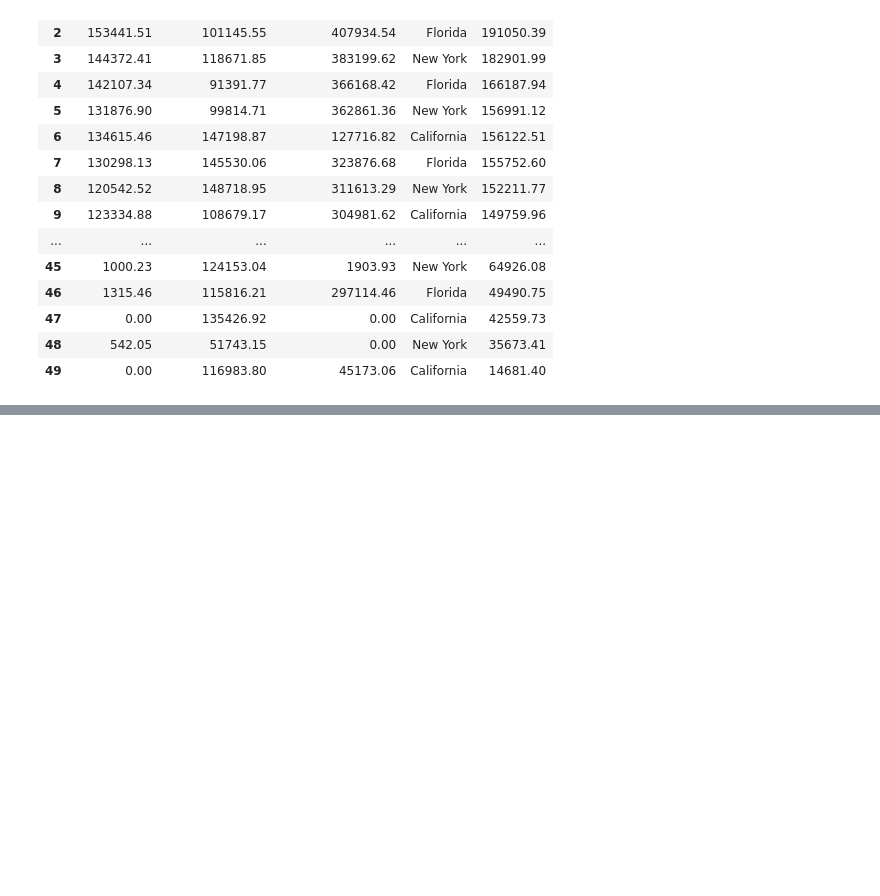
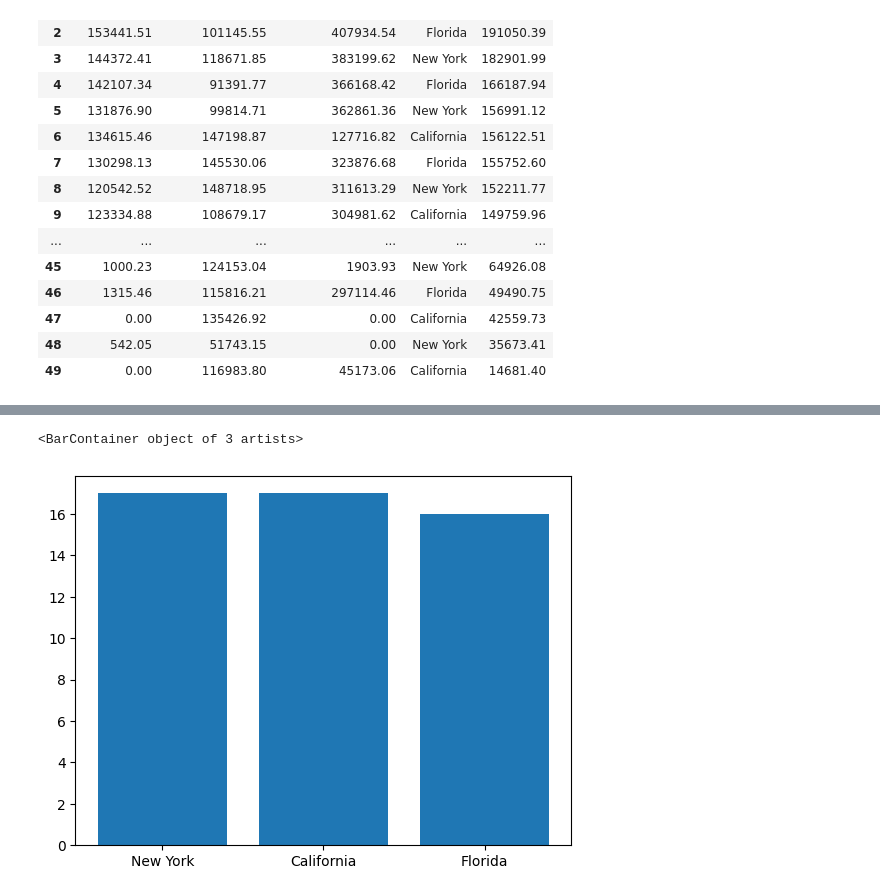
Before and after one commit to Devjith-P/Machine-Learning, a Jupyter notebook: Linear Regression/Startup_github.ipynb, the cells around one changed output, grey strips where cells are left out. Cells and saved outputs as stored; diff of their text form; code cells hidden in the pictures; blank space fills up the shorter version.

```diff
--- a/Linear Regression/Startup_github.ipynb
+++ b/Linear Regression/Startup_github.ipynb
@@ -27,0 +67,7 @@ df
+# %%
+state = df['State'].value_counts()
+# %%
+plt.bar(state.index,state.values)
+# %% [output]
+<BarContainer object of 3 artists>
+[figure, added]
```
Also changed, not shown: parts of 22 cells of this notebook.
